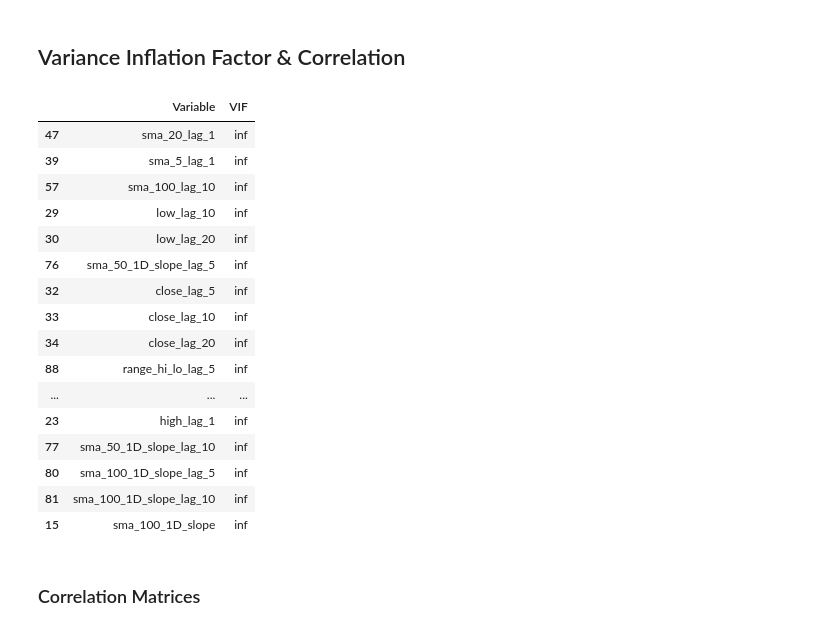
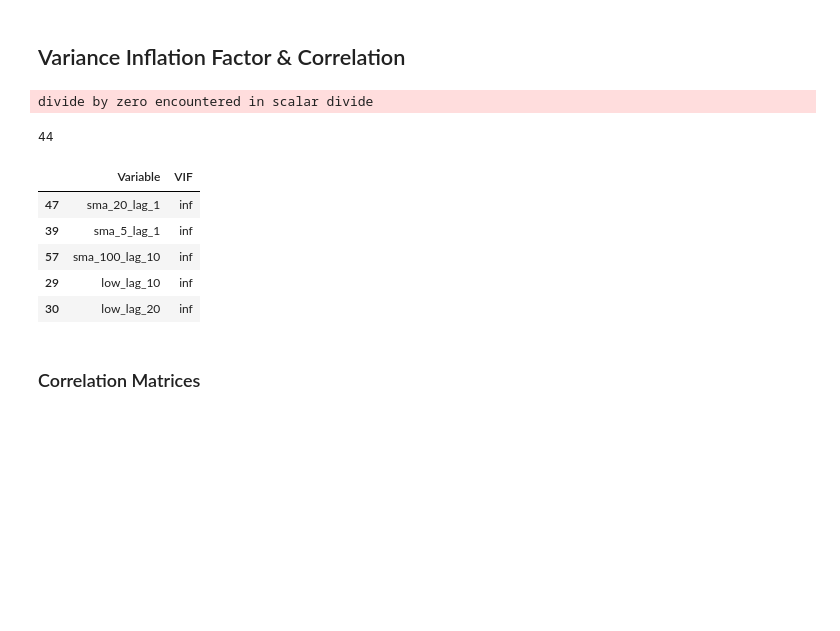
Before and after one commit to GuhGonk/stock_price, a Jupyter notebook: stocks_1D_sma.ipynb, the cells around one changed output. Drawn from its saved outputs; the diff is of its cells as text; code cells hidden in the pictures; blank space fills up the shorter version.

```diff
--- a/stocks_1D_sma.ipynb
+++ b/stocks_1D_sma.ipynb
@@ -120,22 +114,22 @@ plt.show()
 # %% [output]
 [figure]
 # %%
-# Plotting the performance over time - annual
-qqq_years = qqq.copy()
-qqq_years['Year'] = qqq_years['time'].dt.year
-years = qqq_years['Year'].unique()
+## Plotting the performance over time - annual
+# qqq_years = qqq.copy()
+# qqq_years['Year'] = qqq_years['time'].dt.year
+# years = qqq_years['Year'].unique()
 
-nrows = len(years) // 2 + len(years) % 2
-fig, axs = plt.subplots(nrows, 2, figsize = (15, 6*nrows))
+# nrows = len(years) // 2 + len(years) % 2
+# fig, axs = plt.subplots(nrows, 2, figsize = (15, 6*nrows))
 
-for i, year in enumerate(years):
-    curr_year = qqq_years[qqq_years.Year == year].sort_values('time')
-    row = i // 2
-    col = i % 2
-    axs[row, col].plot(curr_year.time, curr_year.close)
-    axs[row, col].set_title(f'QQQ in {year}')
-    axs[row, col].set_xlabel('Time')
-    axs[row, col].set_ylabel('Close Price')
+# for i, year in enumerate(years):
+#     curr_year = qqq_years[qqq_years.Year == year].sort_values('time')
+#     row = i // 2
+#     col = i % 2
+#     axs[row, col].plot(curr_year.time, curr_year.close)
+#     axs[row, col].set_title(f'QQQ in {year}')
+#     axs[row, col].set_xlabel('Time')
+#     axs[row, col].set_ylabel('Close Price')
 
-fig.tight_layout()
-plt.show()
+# fig.tight_layout()
+# plt.show()
@@ -232,41 +306,33 @@ qqq_lag
 # %%
 # https://stackoverflow.com/questions/42658379/variance-inflation-factor-in-python
 
 from statsmodels.stats.outliers_influence import variance_inflation_factor
 from statsmodels.tools.tools import add_constant
 
 # Select numerical columns for VIF analysis
 numerical_cols = qqq_lag.select_dtypes(include=[np.number]).columns
 X = qqq_lag[numerical_cols].drop('close', axis=1)  # Exclude the target variable
 X = add_constant(X)
 
 # Calculate VIF for each feature
 vif = pd.DataFrame()
 vif["Variable"] = X.columns
 vif["VIF"] = [variance_inflation_factor(X.values, i) for i in range(X.shape[1])]
 vif = vif.sort_values('VIF', ascending=False)
 
-vif[vif.VIF == np.inf]
+print(len(vif[vif.VIF == np.inf]))
+vif[vif.VIF == np.inf].head()
 
 # The VIF seems to be incredibly high for almost all features --> earlier we saw that all price derived features were essentially 1, so this makes sense
 # %% [output]
+divide by zero encountered in scalar divide
+44
 |  | Variable | VIF |
 | 47 | sma_20_lag_1 | inf |
 | 39 | sma_5_lag_1 | inf |
 | 57 | sma_100_lag_10 | inf |
 | 29 | low_lag_10 | inf |
 | 30 | low_lag_20 | inf |
-| 76 | sma_50_1D_slope_lag_5 | inf |
-| 32 | close_lag_5 | inf |
-| 33 | close_lag_10 | inf |
-| 34 | close_lag_20 | inf |
-| 88 | range_hi_lo_lag_5 | inf |
-| ... | ... | ... |
-| 23 | high_lag_1 | inf |
-| 77 | sma_50_1D_slope_lag_10 | inf |
-| 80 | sma_100_1D_slope_lag_5 | inf |
-| 81 | sma_100_1D_slope_lag_10 | inf |
-| 15 | sma_100_1D_slope | inf |
 # %% [markdown]
 ### Correlation Matrices
 # %%
```
Also changed, not shown: parts of 19 cells of this notebook.
